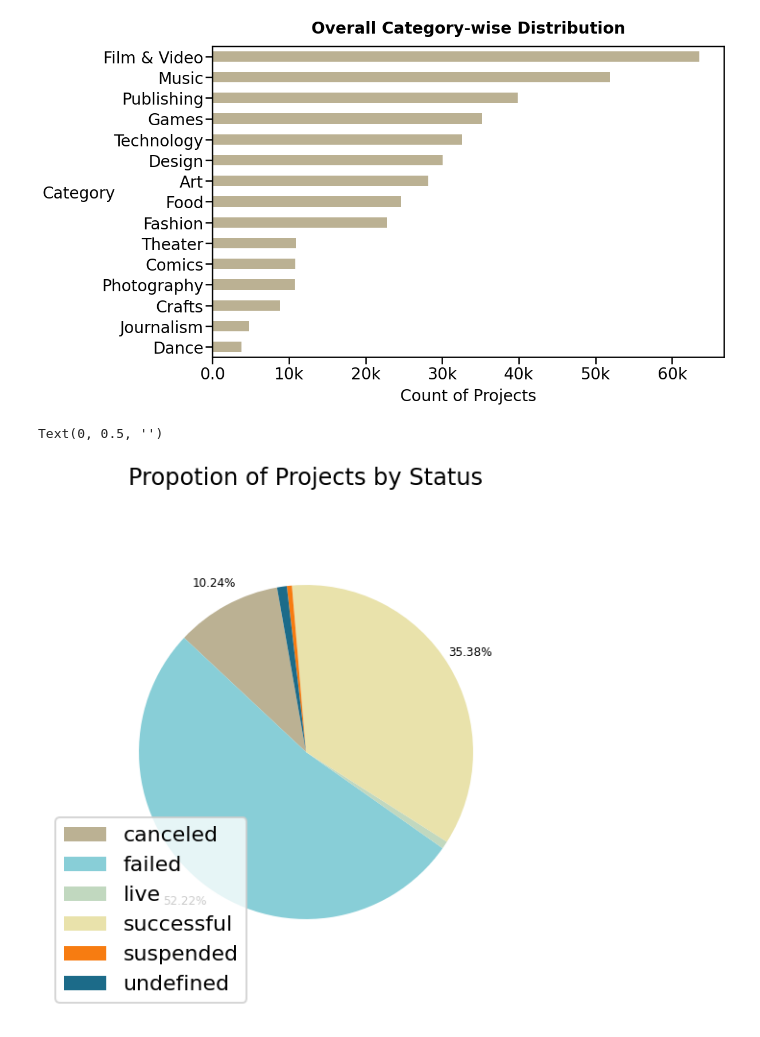
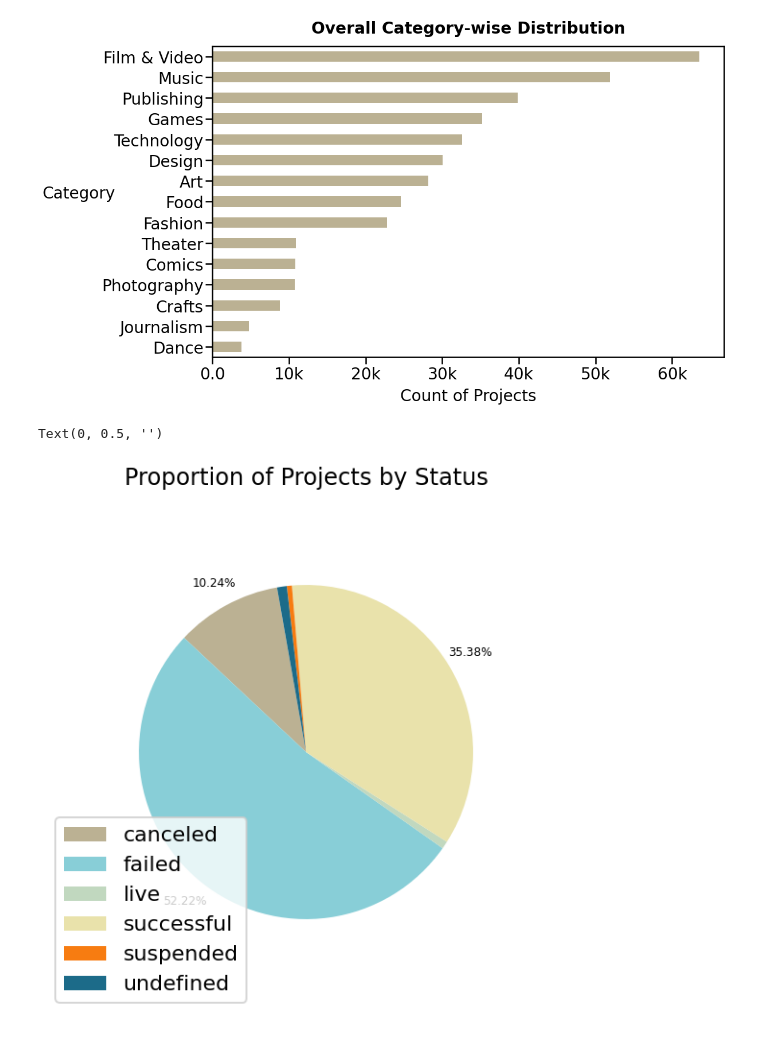
Before and after one commit to Rosseel/Kickplot, a Jupyter notebook: Kickplot.ipynb, the cells around one changed output. Drawn from its saved outputs; the diff is of its cells as text; code cells hidden in the pictures.

```diff
--- a/Kickplot.ipynb
+++ b/Kickplot.ipynb
@@ -228,9 +228,9 @@ Text(0, 0.5, 'Category')
 # %%
 with sns.color_palette(colors):
     ax=df.groupby('state').size().plot(kind='pie', labels=None,
             legend=True, pctdistance=1.15, figsize=(10,10), autopct=my_autopct_ten, shadow=False, radius=0.8,
-            fontsize=12, startangle=100, title='Propotion of Projects by Status')
+            fontsize=12, startangle=100, title='Proportion of Projects by Status')
     ax.set_ylabel('');
 # %% [output]
 Text(0, 0.5, '')
-[figure, old version]
+[figure, new version]
```
Also changed, not shown: 6 other files.
